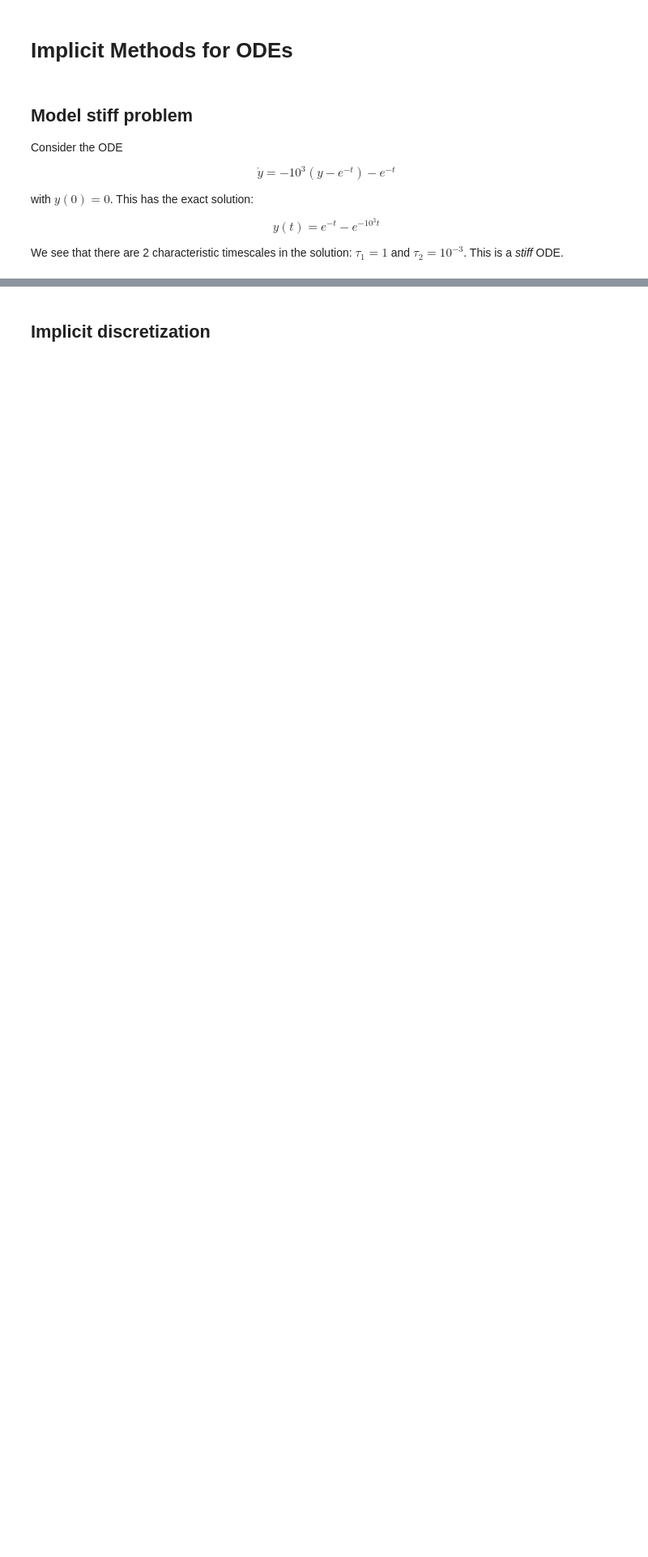
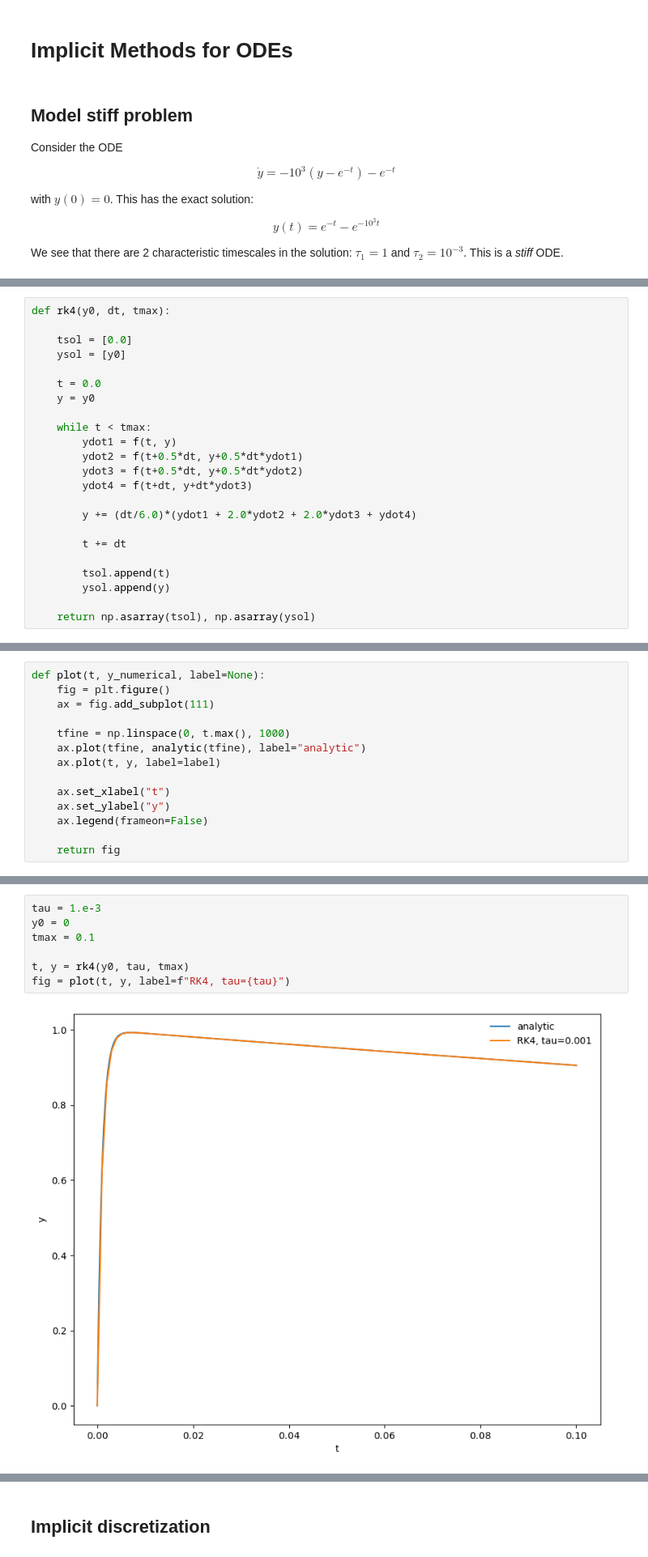
Before and after one commit to zingale/comp_astro_tutorial, a Jupyter notebook: content/reaction_networks/ODEs-implicit.ipynb, the cells around one changed output, grey strips where cells are left out. Shown at 81% size. Drawn from its saved outputs; the diff is of its cells as text; blank space fills up the shorter version.

```diff
--- a/content/reaction_networks/ODEs-implicit.ipynb
+++ b/content/reaction_networks/ODEs-implicit.ipynb
@@ -23,0 +38,23 @@ Let's solve this using RK4
+# %%
+def rk4(y0, dt, tmax):
+
+    tsol = [0.0]
+    ysol = [y0]
+
+    t = 0.0
+    y = y0
+
+    while t < tmax:
+        ydot1 = f(t, y)
+        ydot2 = f(t+0.5*dt, y+0.5*dt*ydot1)
+        ydot3 = f(t+0.5*dt, y+0.5*dt*ydot2)
+        ydot4 = f(t+dt, y+dt*ydot3)
+
+        y += (dt/6.0)*(ydot1 + 2.0*ydot2 + 2.0*ydot3 + ydot4)
+
+        t += dt
+
+        tsol.append(t)
+        ysol.append(y)
+
+    return np.asarray(tsol), np.asarray(ysol)
@@ -23,0 +63,14 @@ Let's solve this using RK4
+# %%
+def plot(t, y_numerical, label=None):
+    fig = plt.figure()
+    ax = fig.add_subplot(111)
+
+    tfine = np.linspace(0, t.max(), 1000)
+    ax.plot(tfine, analytic(tfine), label="analytic")
+    ax.plot(t, y, label=label)
+
+    ax.set_xlabel("t")
+    ax.set_ylabel("y")
+    ax.legend(frameon=False)
+
+    return fig
@@ -23,0 +79,9 @@ Let's solve this using RK4
+# %%
+tau = 1.e-3
+y0 = 0
+tmax = 0.1
+
+t, y = rk4(y0, tau, tmax)
+fig = plot(t, y, label=f"RK4, tau={tau}")
+# %% [output]
+[figure, added]
```
Also changed, not shown: parts of 20 cells of this notebook.
